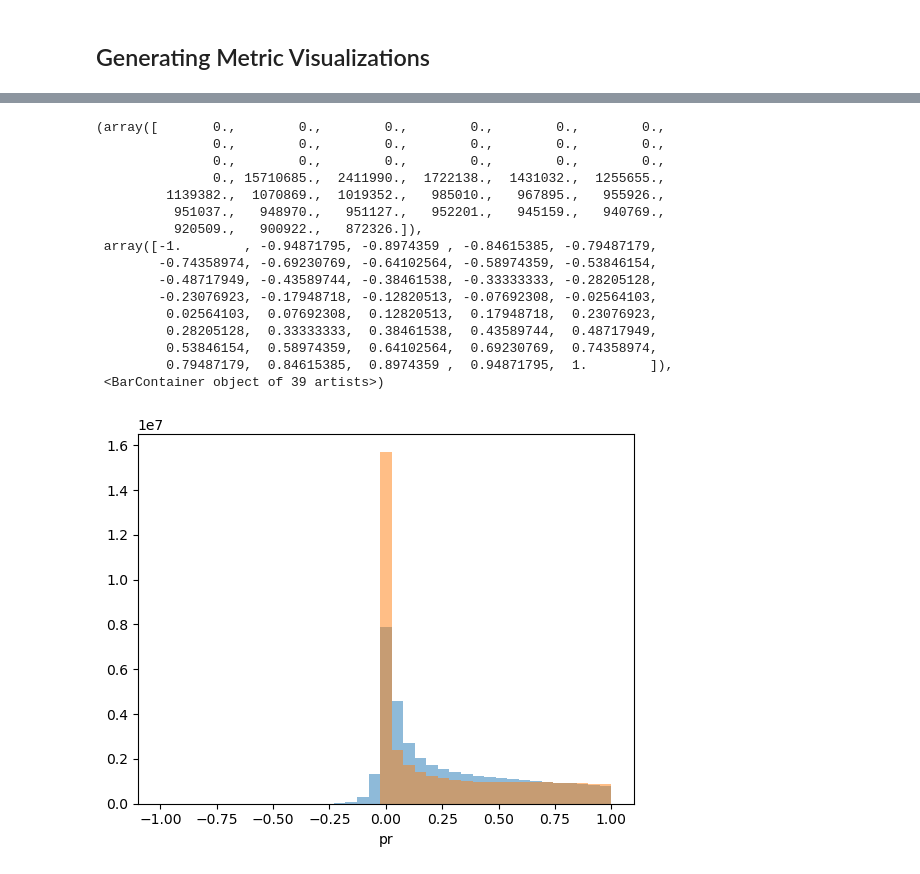
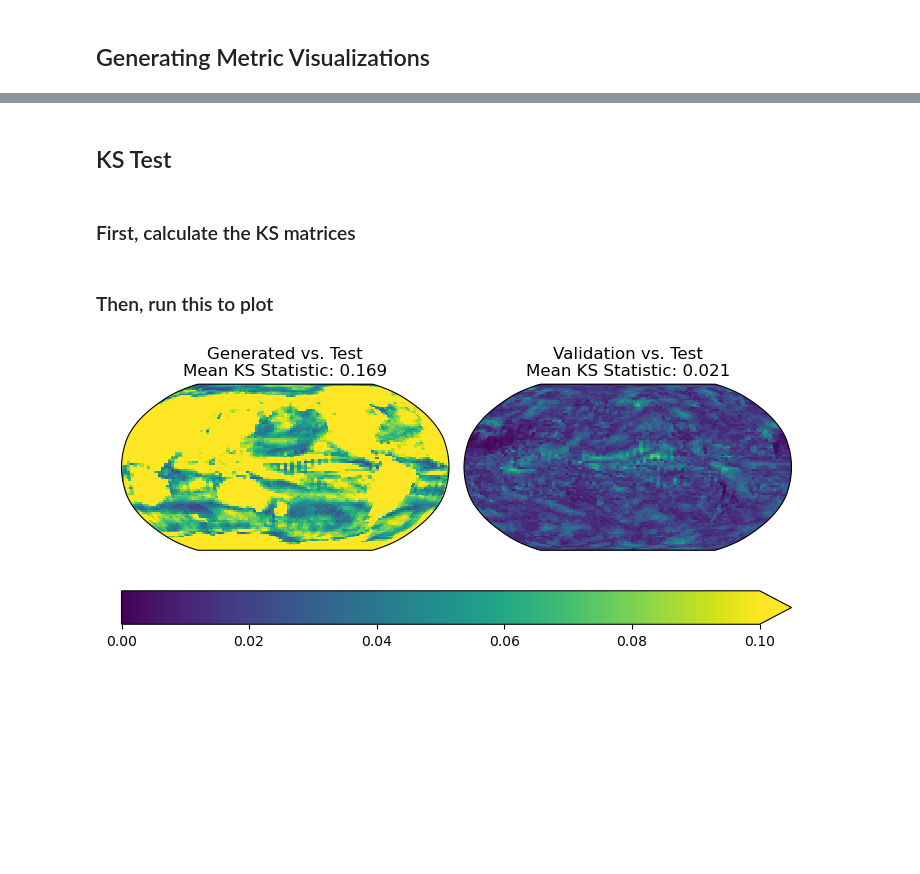
Before and after one commit to JGCRI/diffesm, a Jupyter notebook: notebooks/data-viz.ipynb, the cells around one changed output, grey strips where cells are left out. Drawn from its saved outputs; the diff is of its cells as text; code cells hidden in the pictures; blank space fills up the shorter version.

```diff
--- a/notebooks/data-viz.ipynb
+++ b/notebooks/data-viz.ipynb
@@ -179,22 +193,47 @@ for metric, name, bin_range in zip(
-# %%
-gen_set.plot.hist(bins=np.linspace(-1, 1, 40), alpha=0.5, label="Generated")
-
-val_set.plot.hist(bins=np.linspace(-1, 1, 40), alpha=0.5, label="Generated")
-# %% [output]
-(array([       0.,        0.,        0.,        0.,        0.,        0.,
-               0.,        0.,        0.,        0.,        0.,        0.,
-               0.,        0.,        0.,        0.,        0.,        0.,
-               0., 15710685.,  2411990.,  1722138.,  1431032.,  1255655.,
-         1139382.,  1070869.,  1019352.,   985010.,   967895.,   955926.,
-          951037.,   948970.,   951127.,   952201.,   945159.,   940769.,
-          920509.,   900922.,   872326.]),
- array([-1.        , -0.94871795, -0.8974359 , -0.84615385, -0.79487179,
-        -0.74358974, -0.69230769, -0.64102564, -0.58974359, -0.53846154,
-        -0.48717949, -0.43589744, -0.38461538, -0.33333333, -0.28205128,
-        -0.23076923, -0.17948718, -0.12820513, -0.07692308, -0.02564103,
-         0.02564103,  0.07692308,  0.12820513,  0.17948718,  0.23076923,
-         0.28205128,  0.33333333,  0.38461538,  0.43589744,  0.48717949,
-         0.53846154,  0.58974359,  0.64102564,  0.69230769,  0.74358974,
-         0.79487179,  0.84615385,  0.8974359 ,  0.94871795,  1.        ]),
- <BarContainer object of 39 artists>)
-[figure, removed]
+# %% [markdown]
+## KS Test
+# %%
+def ks_test(series1, series2):
+    return ks_2samp(series1, series2).statistic
+# %% [markdown]
+### First, calculate the KS matrices
+# %%
+gen_ks = xr.apply_ufunc(
+    ks_test,
+    gen_set,
+    test_set,
+    input_core_dims=[["time"], ["time"]],
+    vectorize=True,
+    dask="allowed",
+)
+
+val_ks = xr.apply_ufunc(
+    ks_test,
+    val_set,
+    test_set,
+    input_core_dims=[["time"], ["time"]],
+    vectorize=True,
+    dask="allowed",
+)
+# %% [markdown]
+### Then, run this to plot
+# %%
+combined = xr.Dataset({"Generated": gen_ks, "Validation": val_ks})
+p = combined.to_array().plot(
+    col="variable",
+    vmin=0,
+    vmax=0.10,
+    subplot_kws={"projection": ccrs.Robinson(central_longitude=180)},
+    transform=ccrs.PlateCarree(),
+    cbar_kwargs={"orientation": "horizontal"},
+)
+
+titles = [
+    f"Generated vs. Test\nMean KS Statistic: {gen_ks.mean():.3f}",
+    f"Validation vs. Test\nMean KS Statistic: {val_ks.mean():.3f}",
+]
+
+for i, ax in enumerate(p.axs.flat):
+    ax.set_title(titles[i])
+# %% [output]
+[figure, added]
```
Also changed, not shown: parts of 3 cells of this notebook, 8 other files.
